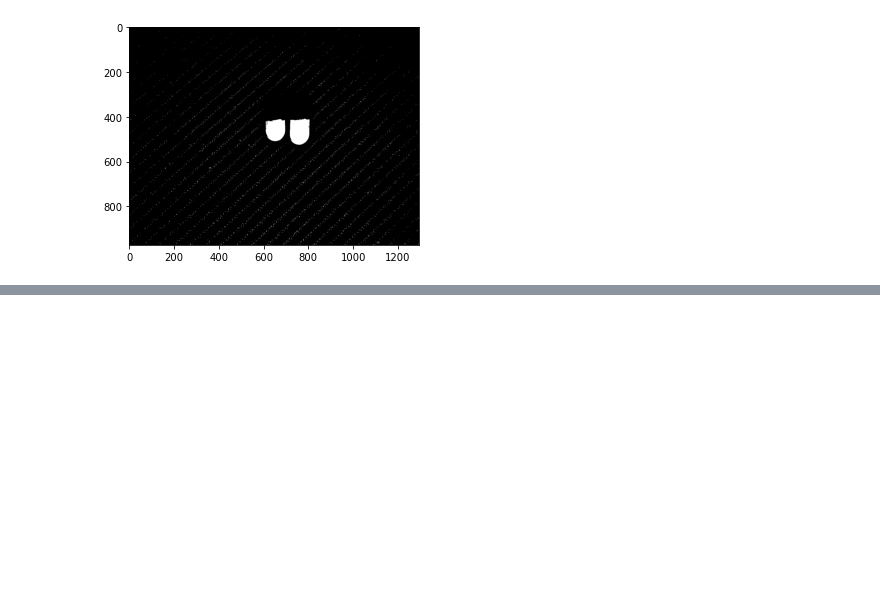
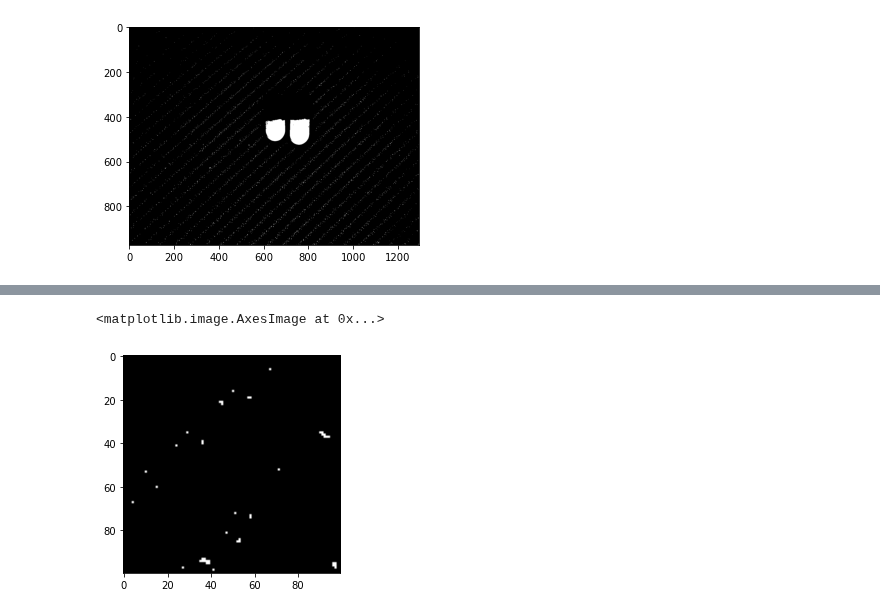
Before and after one commit to visbond/mini_programs, a Jupyter notebook: area-measure.ipynb, the cells around one changed output, grey strips where cells are left out. Cells and saved outputs as stored; diff of their text form; code cells hidden in the pictures; blank space fills up the shorter version.

```diff
--- a/area-measure.ipynb
+++ b/area-measure.ipynb
@@ -109,0 +119,6 @@ plt.imshow(thresh, 'gray')
+# %%
+# lower right
+plt.imshow(thresh[-100:, -100:], 'gray')
+# %% [output]
+<matplotlib.image.AxesImage at 0x...>
+[figure, added]
```
Also changed, not shown: parts of 13 cells of this notebook.
